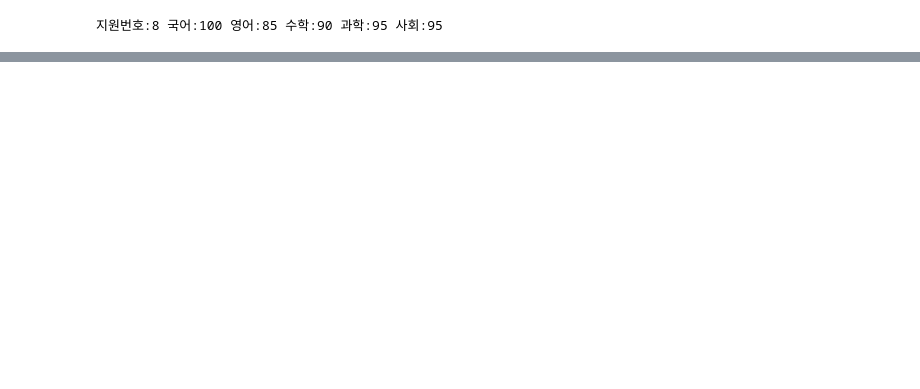
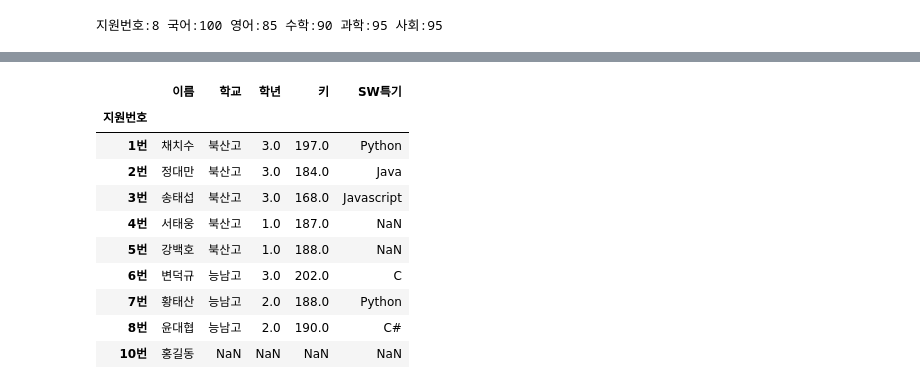
Before and after one commit to Jeongchani/AI_python, a Jupyter notebook: 03.데이터분석/16.성적.ipynb, the cells around one changed output, grey strips where cells are left out. Saved outputs shown, nothing was run; the diff lists cells and outputs as text; code cells hidden in the pictures; blank space fills up the shorter version.

```diff
--- a/03.데이터분석/16.성적.ipynb
+++ b/03.데이터분석/16.성적.ipynb
@@ -132,0 +146,5 @@ score
+# %%
+import pandas as pd
+score = pd.read_csv('data/학생정보.csv')
+score.set_index('지원번호', inplace=True)
+score
@@ -132,0 +175,16 @@ score
+# %%
+score.loc['10번','이름'] = '홍길동'
+# %%
+score
+# %% [output]
+|  | 이름 | 학교 | 학년 | 키 | SW특기 |
+| 지원번호 |  |  |  |  |  |
+| 1번 | 채치수 | 북산고 | 3.0 | 197.0 | Python |
+| 2번 | 정대만 | 북산고 | 3.0 | 184.0 | Java |
+| 3번 | 송태섭 | 북산고 | 3.0 | 168.0 | Javascript |
+| 4번 | 서태웅 | 북산고 | 1.0 | 187.0 | NaN |
+| 5번 | 강백호 | 북산고 | 1.0 | 188.0 | NaN |
+| 6번 | 변덕규 | 능남고 | 3.0 | 202.0 | C |
+| 7번 | 황태산 | 능남고 | 2.0 | 188.0 | Python |
+| 8번 | 윤대협 | 능남고 | 2.0 | 190.0 | C# |
+| 10번 | 홍길동 | NaN | NaN | NaN | NaN |
```
Also changed, not shown: parts of 11 cells of this notebook, 4 other files.
